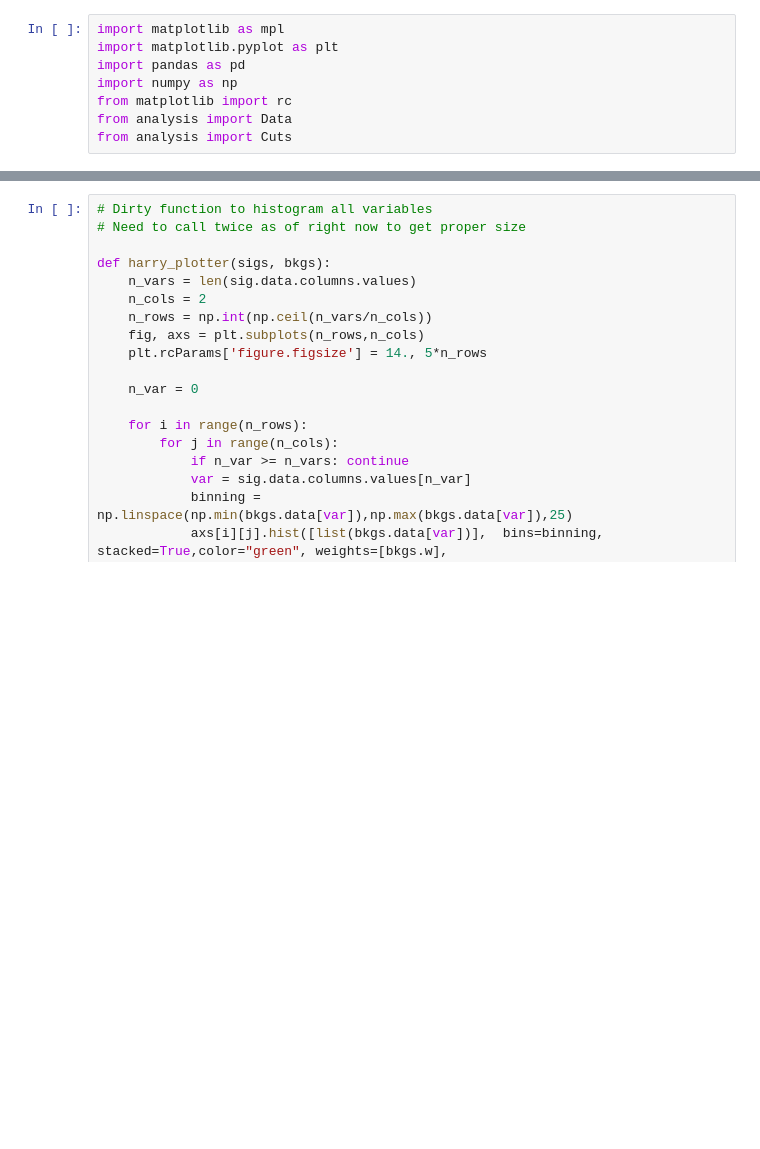
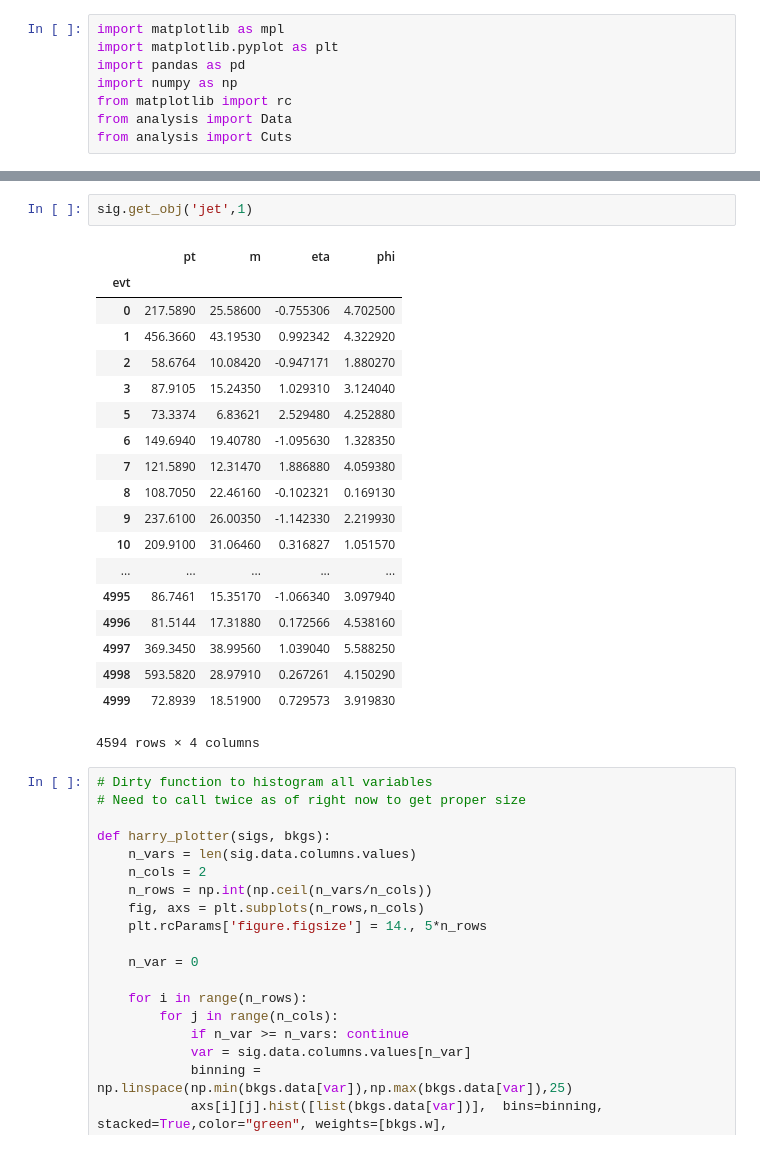
Before and after one commit to smsharma/DarkShowers, a Jupyter notebook: analysis/analysis.ipynb, the cells around one changed output, grey strips where cells are left out. Drawn from its saved outputs; the diff is of its cells as text; blank space fills up the shorter version.

```diff
--- a/analysis/analysis.ipynb
+++ b/analysis/analysis.ipynb
@@ -45,3 +83,25 @@ sig.data.head()
+# %%
+sig.get_obj('jet',1)
+# %% [output]
+|  | pt | m | eta | phi |
+| evt |  |  |  |  |
+| 0 | 217.5890 | 25.58600 | -0.755306 | 4.702500 |
+| 1 | 456.3660 | 43.19530 | 0.992342 | 4.322920 |
+| 2 | 58.6764 | 10.08420 | -0.947171 | 1.880270 |
+| 3 | 87.9105 | 15.24350 | 1.029310 | 3.124040 |
+| 5 | 73.3374 | 6.83621 | 2.529480 | 4.252880 |
+| 6 | 149.6940 | 19.40780 | -1.095630 | 1.328350 |
+| 7 | 121.5890 | 12.31470 | 1.886880 | 4.059380 |
+| 8 | 108.7050 | 22.46160 | -0.102321 | 0.169130 |
+| 9 | 237.6100 | 26.00350 | -1.142330 | 2.219930 |
+| 10 | 209.9100 | 31.06460 | 0.316827 | 1.051570 |
+| ... | ... | ... | ... | ... |
+| 4995 | 86.7461 | 15.35170 | -1.066340 | 3.097940 |
+| 4996 | 81.5144 | 17.31880 | 0.172566 | 4.538160 |
+| 4997 | 369.3450 | 38.99560 | 1.039040 | 5.588250 |
+| 4998 | 593.5820 | 28.97910 | 0.267261 | 4.150290 |
+| 4999 | 72.8939 | 18.51900 | 0.729573 | 3.919830 |
+4594 rows × 4 columns
 # %%
 # Dirty function to histogram all variables
 # Need to call twice as of right now to get proper size
```
Also changed, not shown: parts of 9 cells of this notebook, 2 other files.
